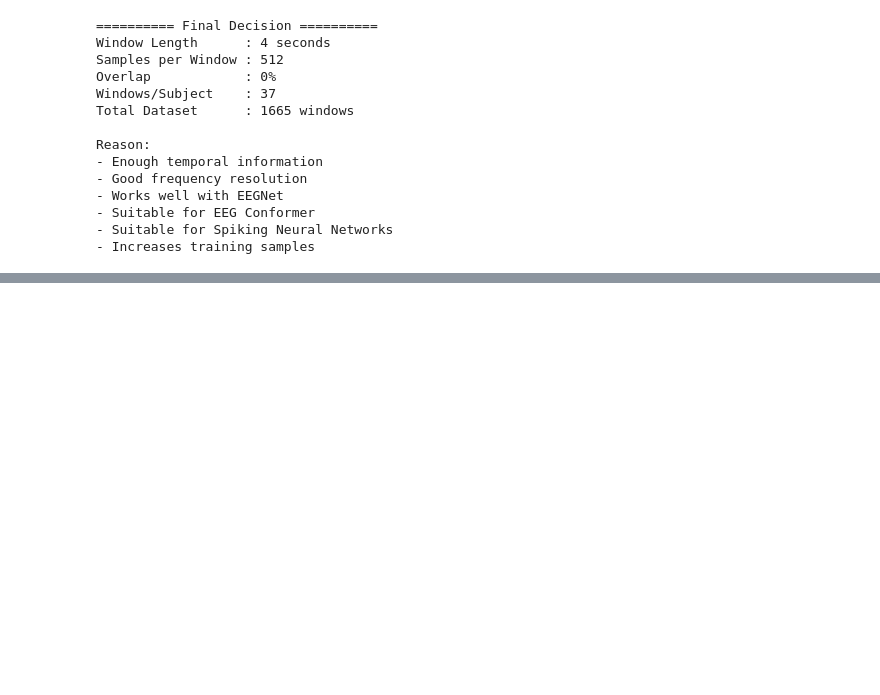
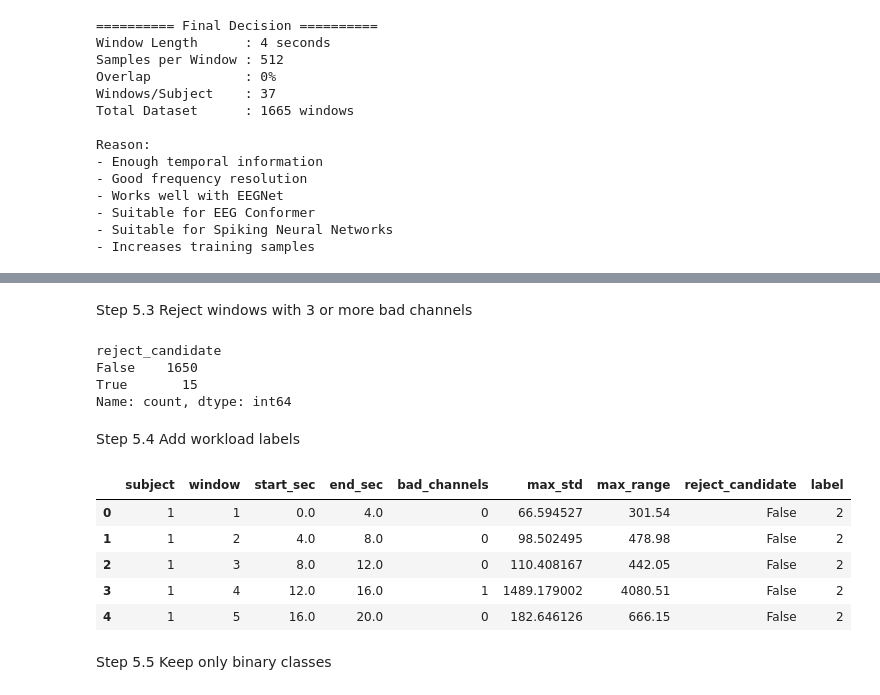
Before and after one commit to HumaimaRiaz47/eeg-cognitive-load-comparison, a Jupyter notebook: notebooks/dataset_exploration.ipynb, the cells around one changed output, grey strips where cells are left out. Cells and saved outputs as stored; diff of their text form; code cells hidden in the pictures; blank space fills up the shorter version.

```diff
--- a/notebooks/dataset_exploration.ipynb
+++ b/notebooks/dataset_exploration.ipynb
@@ -2151,0 +2244,11 @@ Reason:
+# %%
+# Thresholds from Step 4
+std_threshold = artifact_df["std"].quantile(0.99)
+range_threshold = artifact_df["range"].quantile(0.99)
+
+artifact_df["candidate_artifact"] = (
+    (artifact_df["std"] > std_threshold) |
+    (artifact_df["range"] > range_threshold)
+)
+
+artifact_df["candidate_artifact"].value_counts()
@@ -2151,0 +2262,13 @@ Reason:
+# %%
+multichannel_summary = (
+    artifact_df
+    .groupby(["subject", "window", "start_sec", "end_sec"])
+    .agg(
+        bad_channels=("candidate_artifact", "sum"),
+        max_std=("std", "max"),
+        max_range=("range", "max")
+    )
+    .reset_index()
+)
+
+multichannel_summary.head()
@@ -2151,0 +2282,35 @@ Reason:
+# %% [markdown]
+Step 5.3 Reject windows with 3 or more bad channels
+# %%
+multichannel_summary["reject_candidate"] = (
+    multichannel_summary["bad_channels"] >= 3
+)
+
+multichannel_summary["reject_candidate"].value_counts()
+# %% [output]
+reject_candidate
+False    1650
+True       15
+Name: count, dtype: int64
+# %% [markdown]
+Step 5.4 Add workload labels
+# %%
+labels = {}
+
+for subject in range(45):
+    labels[subject + 1] = int(class_012[subject, 0])
+
+multichannel_summary["label"] = (
+    multichannel_summary["subject"].map(labels)
+)
+
+multichannel_summary.head()
+# %% [output]
+|  | subject | window | start_sec | end_sec | bad_channels | max_std | max_range | reject_candidate | label |
+| 0 | 1 | 1 | 0.0 | 4.0 | 0 | 66.594527 | 301.54 | False | 2 |
+| 1 | 1 | 2 | 4.0 | 8.0 | 0 | 98.502495 | 478.98 | False | 2 |
+| 2 | 1 | 3 | 8.0 | 12.0 | 0 | 110.408167 | 442.05 | False | 2 |
+| 3 | 1 | 4 | 12.0 | 16.0 | 1 | 1489.179002 | 4080.51 | False | 2 |
+| 4 | 1 | 5 | 16.0 | 20.0 | 0 | 182.646126 | 666.15 | False | 2 |
+# %% [markdown]
+Step 5.5 Keep only binary classes
```
Also changed, not shown: parts of 91 cells of this notebook, 13 other files.
